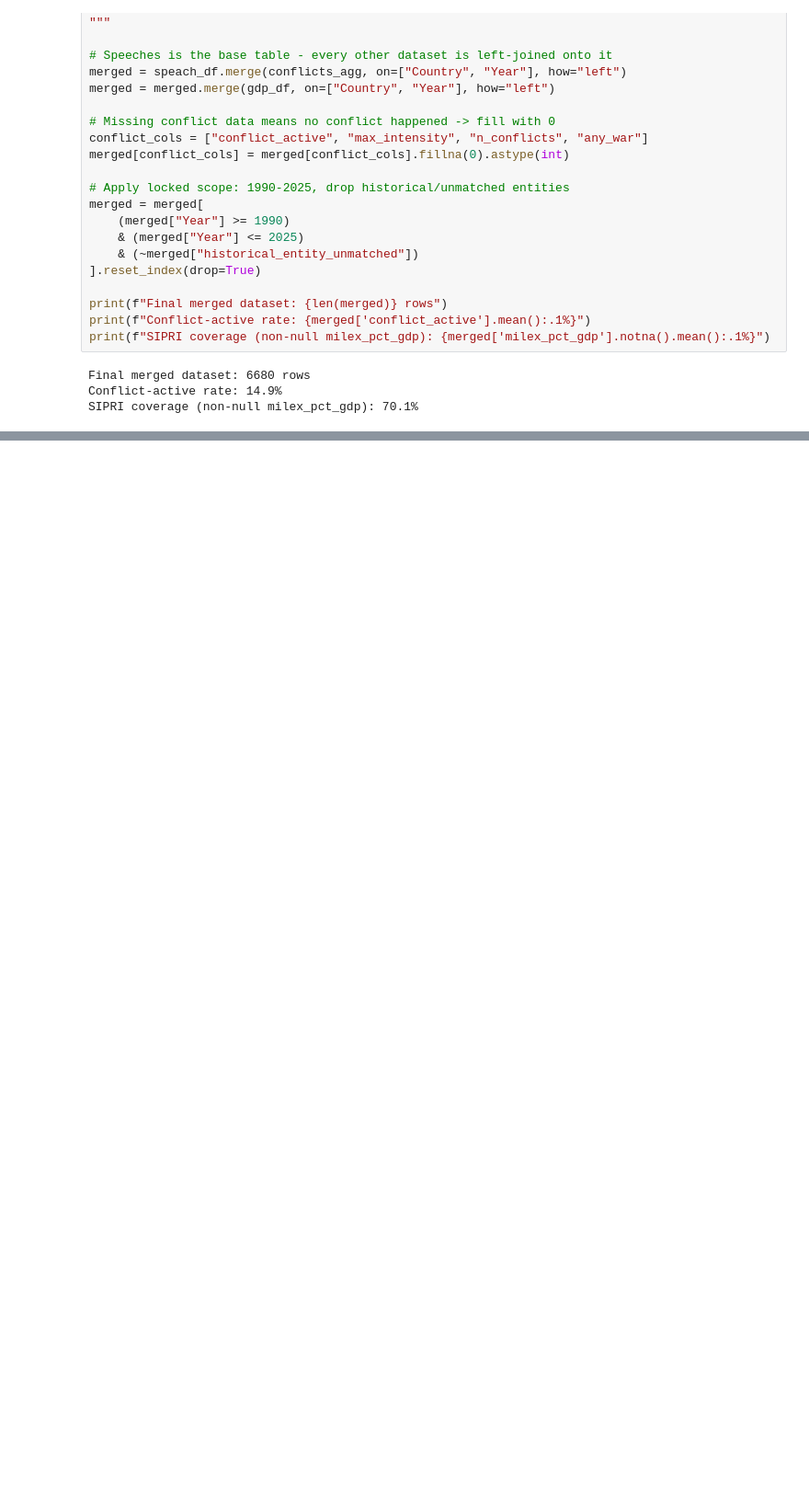
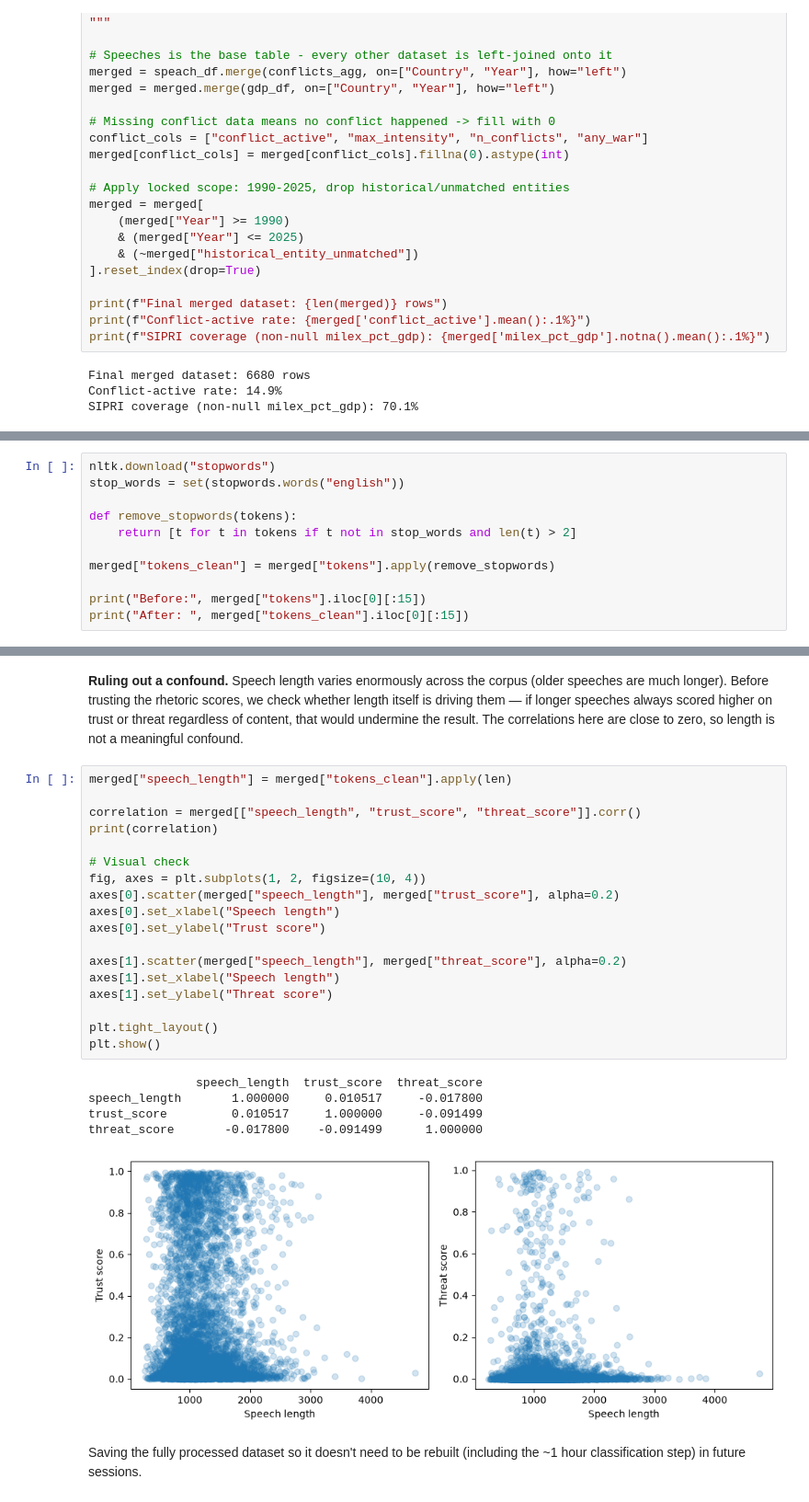
Before and after one commit to kuborro123/UN_assingment, a Jupyter notebook: main.ipynb, the cells around one changed output, grey strips where cells are left out. Shown at 92% size. Drawn from its saved outputs; the diff is of its cells as text; blank space fills up the shorter version.

```diff
--- a/main.ipynb
+++ b/main.ipynb
@@ -550,0 +597,11 @@ SIPRI coverage (non-null milex_pct_gdp): 70.1%
+# %%
+nltk.download("stopwords")
+stop_words = set(stopwords.words("english"))
+
+def remove_stopwords(tokens):
+    return [t for t in tokens if t not in stop_words and len(t) > 2]
+
+merged["tokens_clean"] = merged["tokens"].apply(remove_stopwords)
+
+print("Before:", merged["tokens"].iloc[0][:15])
+print("After: ", merged["tokens_clean"].iloc[0][:15])
@@ -550,0 +716,28 @@ SIPRI coverage (non-null milex_pct_gdp): 70.1%
+# %% [markdown]
+**Ruling out a confound.** Speech length varies enormously across the corpus (older speeches are much longer). Before trusting the rhetoric scores, we check whether length itself is driving them — if longer speeches always scored higher on trust or threat regardless of content, that would undermine the result. The correlations here are close to zero, so length is not a meaningful confound.
+# %%
+merged["speech_length"] = merged["tokens_clean"].apply(len)
+
+correlation = merged[["speech_length", "trust_score", "threat_score"]].corr()
+print(correlation)
+
+# Visual check
+fig, axes = plt.subplots(1, 2, figsize=(10, 4))
+axes[0].scatter(merged["speech_length"], merged["trust_score"], alpha=0.2)
+axes[0].set_xlabel("Speech length")
+axes[0].set_ylabel("Trust score")
+
+axes[1].scatter(merged["speech_length"], merged["threat_score"], alpha=0.2)
+axes[1].set_xlabel("Speech length")
+axes[1].set_ylabel("Threat score")
+
+plt.tight_layout()
+plt.show()
+# %% [output]
+               speech_length  trust_score  threat_score
+speech_length       1.000000     0.010517     -0.017800
+trust_score         0.010517     1.000000     -0.091499
+threat_score       -0.017800    -0.091499      1.000000
+[figure, added]
+# %% [markdown]
+Saving the fully processed dataset so it doesn't need to be rebuilt (including the ~1 hour classification step) in future sessions.
```
Also changed, not shown: parts of 31 cells of this notebook, 1 other file.
